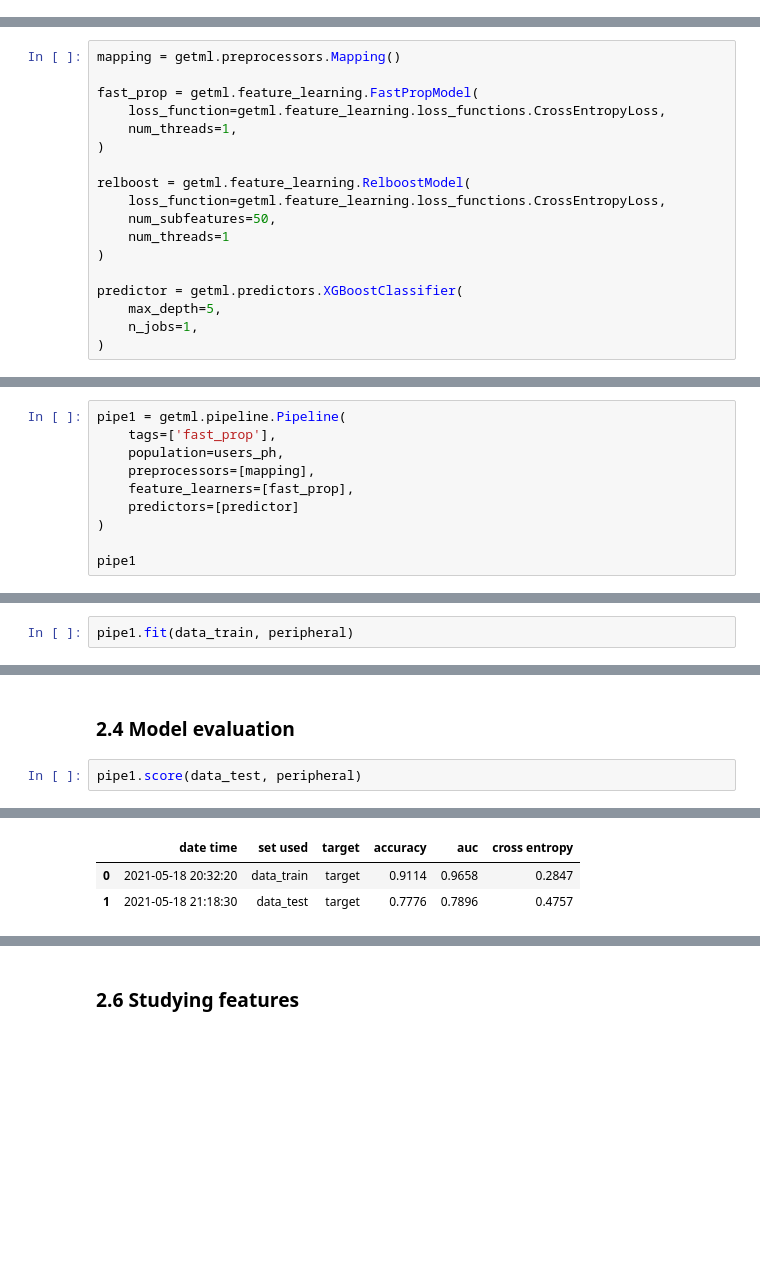
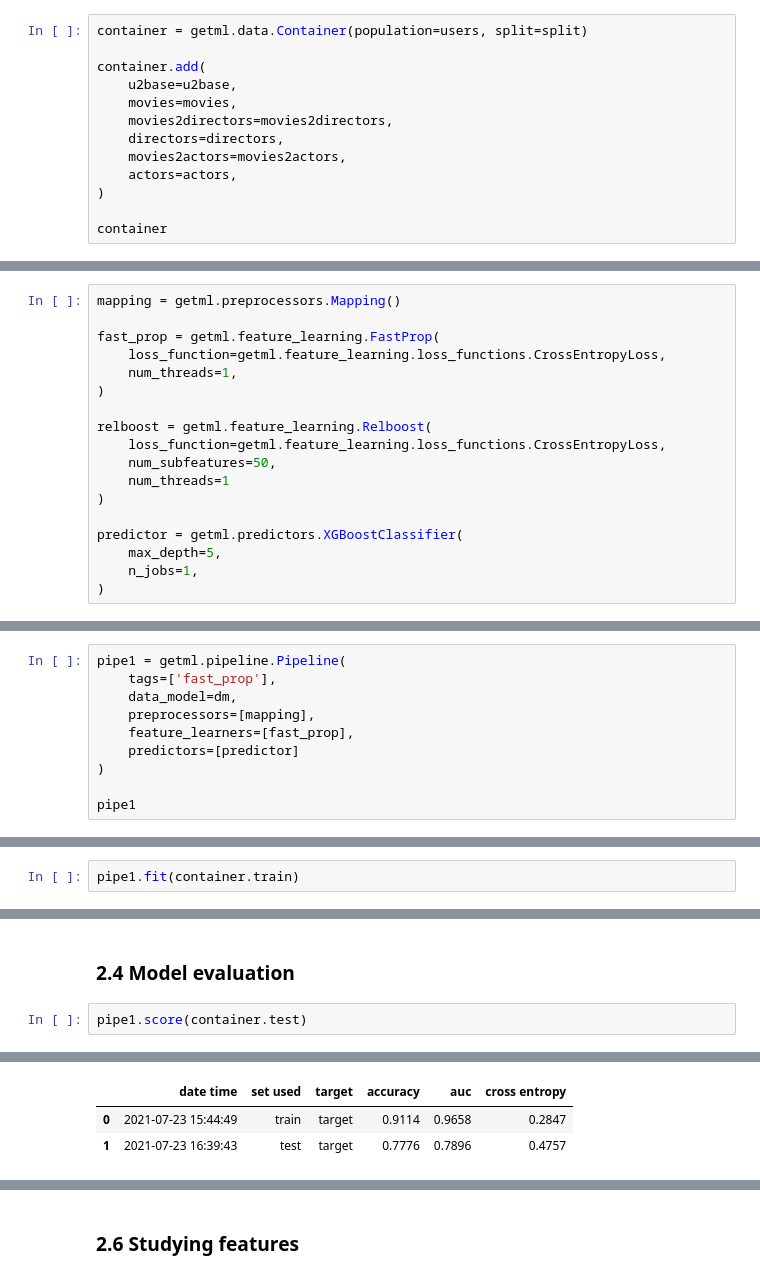
Before and after one commit to getml/getml-demo, a Jupyter notebook: movie_lens.ipynb, the cells around one changed output, grey strips where cells are left out. Cells and saved outputs as stored; diff of their text form; blank space fills up the shorter version.

Commit message:
Updated MovieLens

```diff
--- a/movie_lens.ipynb
+++ b/movie_lens.ipynb
@@ -280,0 +286,13 @@ data_test = users.where("data_test", is_test)
+# %%
+container = getml.data.Container(population=users, split=split)
+
+container.add(
+    u2base=u2base,
+    movies=movies,
+    movies2directors=movies2directors,
+    directors=directors,
+    movies2actors=movies2actors,
+    actors=actors,
+)
+
+container
@@ -349,12 +383,12 @@ We will set up two pipelines. One of them uses `FastProp`, the other one uses `R
 # %%
 mapping = getml.preprocessors.Mapping()
 
-fast_prop = getml.feature_learning.FastPropModel(
+fast_prop = getml.feature_learning.FastProp(
     loss_function=getml.feature_learning.loss_functions.CrossEntropyLoss,
     num_threads=1,
 )
 
-relboost = getml.feature_learning.RelboostModel(
+relboost = getml.feature_learning.Relboost(
     loss_function=getml.feature_learning.loss_functions.CrossEntropyLoss,
     num_subfeatures=50,
     num_threads=1
@@ -369,7 +403,7 @@ __Build the pipeline__
 # %%
 pipe1 = getml.pipeline.Pipeline(
     tags=['fast_prop'],
-    population=users_ph,
+    data_model=dm,
     preprocessors=[mapping],
     feature_learners=[fast_prop],
     predictors=[predictor]
@@ -428,4 +463,4 @@ INFO [FOREIGN KEYS NOT FOUND]: When joining U2BASE__STAGING_TABLE_4 and MOVIES2A
 # %%
-pipe1.fit(data_train, peripheral)
+pipe1.fit(container.train)
 # %% [output]
 Checking data model...
@@ -507,5 +543,5 @@ url: http://localhost:1709/#/getpipeline/MovieLens/pAKh9D/0/
 # %% [markdown]
 ### 2.4 Model evaluation
 # %%
-pipe1.score(data_test, peripheral)
+pipe1.score(container.test)
 # %% [output]
@@ -512,12 +551,12 @@ pipe1.score(data_test, peripheral)
 Preprocessing...
 [========================================] 100%
 
 FastProp: Building subfeatures...
 [========================================] 100%
 
 FastProp: Building features...
 [========================================] 100%
 |  | date time | set used | target | accuracy | auc | cross entropy |
-| 0 | 2021-05-18 20:32:20 | data_train | target | 0.9114 | 0.9658 | 0.2847 |
-| 1 | 2021-05-18 21:18:30 | data_test | target | 0.7776 | 0.7896 | 0.4757 |
+| 0 | 2021-07-23 15:44:49 | train | target | 0.9114 | 0.9658 | 0.2847 |
+| 1 | 2021-07-23 16:39:43 | test | target | 0.7776 | 0.7896 | 0.4757 |
 # %%
```
Also changed, not shown: parts of 20 cells of this notebook.
